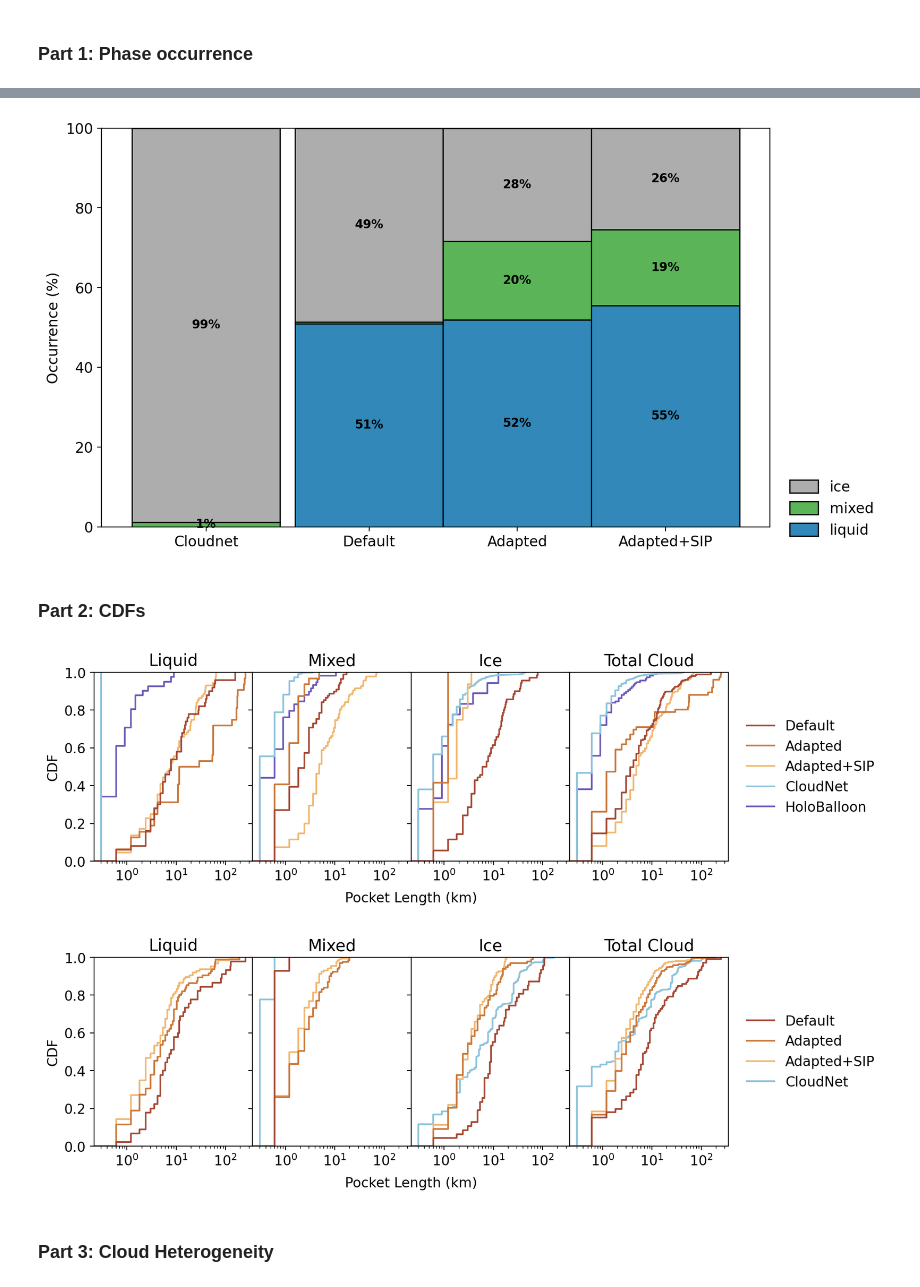
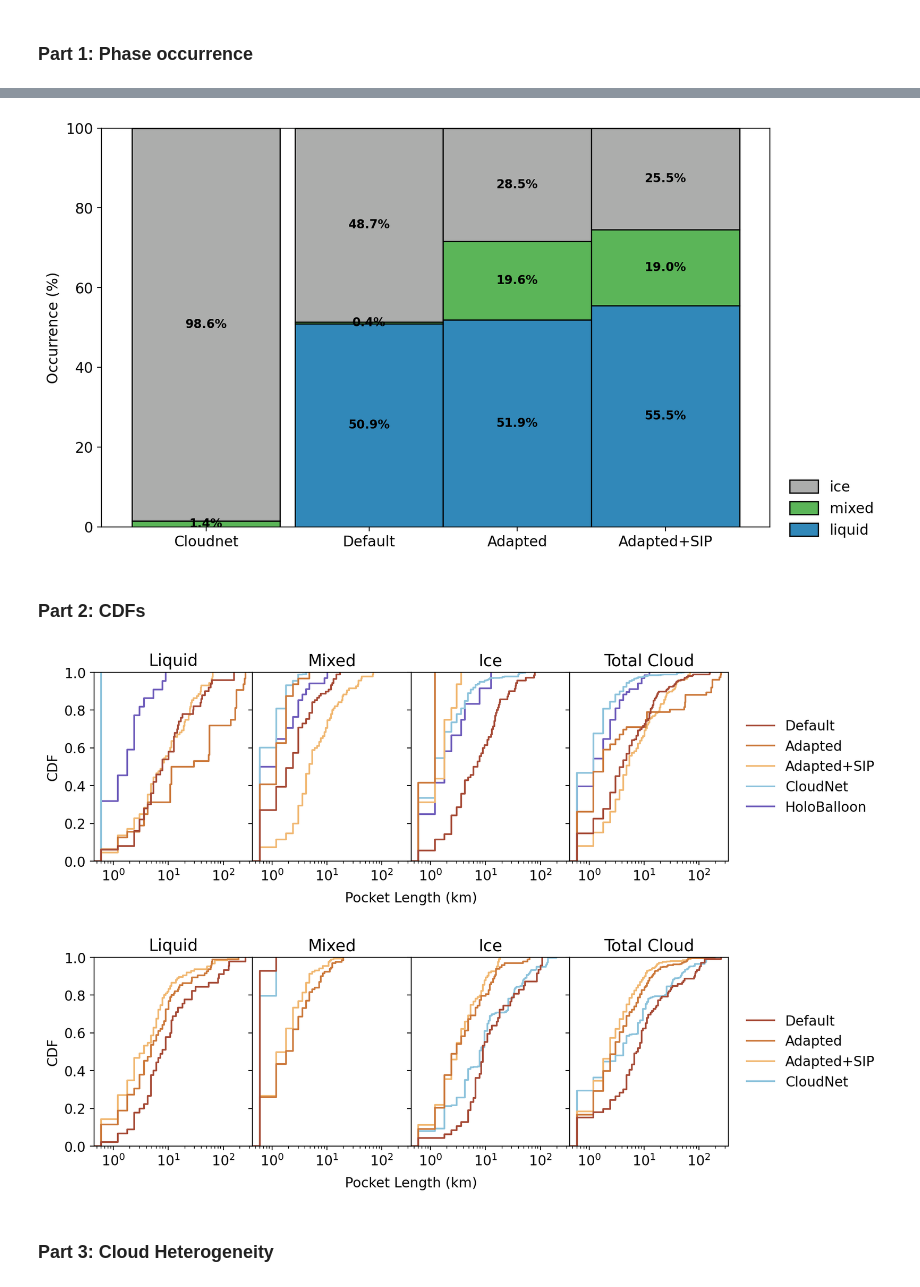
Before and after one commit to sldamman/JGR-Atmospheres-Paper-24, a Jupyter notebook: 240902_Heterogeneity.ipynb, the cells around one changed output, grey strips where cells are left out. Cells and saved outputs as stored; diff of their text form; code cells hidden in the pictures.

Commit message:
Improved solution to subsampling of observations

```diff
--- a/240902_Heterogeneity.ipynb
+++ b/240902_Heterogeneity.ipynb
@@ -44,19 +44,17 @@ This section serves the purpose of importing the data, and homogenizing the form
 # %%
 # Helper functions for importing and processing the data to prepare and simplify analysis
 
-def get_CN(datapath, subsample=1):
+def get_CN(datapath):
     '''
     Import the Cloudnet classification product and rename the classes relevant here
 
     Arguments:
     datapath  (str)            - path to location where data is stored
-    subsample (int)            - choice of subsampling to match resolution. Skips every 'subsample' number of time steps if specified.
-                                 Default is 1 (no susampling)
     Returns:
     to_ret    (xarray Dataset) - time-height xarray Dataset field with classified cloud according to Cloudnet
     '''
 
-    CN = xr.open_dataset(datapath).isel(height=slice(None, 350)).target_classification[::subsample].transpose()
+    CN = xr.open_dataset(datapath).isel(height=slice(None, 350)).target_classification.transpose()
     CN = xr.where((CN != 1) & (CN != 4) & (CN != 5), x=np.nan, y=CN)
 
     to_ret = xr.where(CN==4, x=2, y=CN) # Ice
@@ -113,6 +111,9 @@ def classify_IWF(IWF, threshold=0.1):
 # %%
 limit_time = True # Option to use only data from when holoballoon was flying
 threshold = 0.1   # Threshold for IWF to use when classifying liquid/mixed/ice.
+
+subsample = 2           # Select only every other timestep to match resolution of model
+subsample_variation = 1 # Skip the first timestep to select 'the other' subsampling alternative
 
 #Model levels (found by wrf.getvar(nc.Dataset(MAS3_path), 'z').isel(bottom_top=slice(0, 85), west_east=50, south_north=50).to_numpy())
 h = np.array([11.3408785,   34.04713,   56.80371,   79.61095, 102.47005,  125.38474,  148.3563 ,  171.38313,
@@ -130,17 +131,19 @@ h = np.array([11.3408785,   34.04713,   56.80371,   79.61095, 102.47005,  125.38
 #Accessing HoloBalloon data
 HB_tslices = [slice(20, 136), slice(32, 191), slice(30, 274)]
 HB = xr.concat([get_HB(path, tslice, threshold=threshold) for path, tslice in zip((HB1_path, HB2_path, HB3_path), HB_tslices)], dim='time')
+HB = HB.isel(time=slice(subsample_variation, None, subsample))
 HB_heights = xr.concat([xr.open_dataset(path).isel(time=tslice).instData_height for path, tslice in zip((HB1_path, HB2_path, HB3_path), HB_tslices)], dim='time')
 
 
 # Option to use only data from when holoballoon was flying
 tslice_M = slice(None, None)
-tslice_CN = slice(None, None)
+tslice_CN = slice(subsample_variation, None, subsample)
 if limit_time:
     tslice_M = slice(600, 1021)
-    tslice_CN = slice(1185, 2018)
+    #tslice_CN = slice(1185 + subsample_variation, 2018)
+    tslice_CN = slice('2019-11-12T09:59:45', '2019-11-12T17:00:20')
 
-CN = get_CN(CN_path, subsample=None).isel(time=tslice_CN)
+CN = get_CN(CN_path).sel(time=tslice_CN).isel(time=slice(subsample_variation, None, subsample))
 
 MD3 = get_processed_data(MD3_processed_path, threshold=threshold).rename({'bottom_top': 'height', 'Time': 'time'}).isel(time=tslice_M)
 MA3 = get_processed_data(MA3_processed_path, threshold=threshold).rename({'bottom_top': 'height', 'Time': 'time'}).isel(time=tslice_M)
@@ -391,10 +394,10 @@ for i, data in enumerate([select_layers(CN, n=30),
         plt.bar(x=x[i], height=norm[phase], bottom=norm[:phase].sum(), alpha=1, edgecolor='k', width=1, color=phase_colors[phase])# hatch=phase_patterns[phase], color='w')#model_colors[i])
 
 for bar in ax.patches:
-  if bar.get_height() > 1:
+  if bar.get_height() > 0.1:
     ax.text(bar.get_x() + bar.get_width() / 2,
             bar.get_height() / 2 + bar.get_y() - 0.8,
-            f'{round(bar.get_height())}%', ha = 'center',
+            f'{round(bar.get_height(),1)}%', ha = 'center',# backgroundcolor='white',
             color = 'k', weight = 'bold', size = 10)#, backgroundcolor='w', bbox=dict(facecolor='w', edgecolor='grey'))
 
 plt.legend(labels=phase_labels, bbox_to_anchor=(1.01, 0.15), frameon=False, handleheight=1, fontsize=12, reverse=True)
@@ -404,7 +407,7 @@ plt.ylim(0, 100)
 plt.ylabel('Occurrence (%)', fontsize=12)
 plt.show()
 # %% [output]
-[figure, old version]
+[figure, new version]
 # %% [markdown]
 ### Part 2: CDFs
 # %%
@@ -417,40 +420,40 @@ D = [L * 0.6 for L in repmat(continuous_indices(get_segment_lengths(MD3, n_layer
 A = [L * 0.6 for L in repmat(continuous_indices(get_segment_lengths(MA3, n_layers=9, reference_level=32)))]
 AS = [L * 0.6 for L in repmat(continuous_indices(get_segment_lengths(MAS3, n_layers=9, reference_level=32)))]
 
-C = [L * 0.3 for L in repmat(continuous_indices(get_segment_lengths(CN, n_layers=30, reference_level=137)))]
-H = [L * 0.3 for L in repmat(get_segment_lengths(HB, n_layers=1))]
+C = [L * 0.3 * subsample for L in repmat(continuous_indices(get_segment_lengths(CN, n_layers=30, reference_level=137)))]
+H = [L * 0.3 * subsample for L in repmat(get_segment_lengths(HB, n_layers=1))]
 
 liquid_df = pd.DataFrame([D[0], A[0], AS[0], C[0], H[0]], index=['Default', 'Adapted', 'Adapted+SIP', 'CloudNet', 'HoloBalloon']).T.assign(phase='liquid')
 mixed_df = pd.DataFrame([D[1], A[1], AS[1], C[1], H[1]], index=['Default', 'Adapted', 'Adapted+SIP', 'CloudNet', 'HoloBalloon']).T.assign(phase='mixed')
 ice_df = pd.DataFrame([D[2], A[2], AS[2], C[2], H[2]], index=['Default', 'Adapted', 'Adapted+SIP', 'CloudNet', 'HoloBalloon']).T.assign(phase='ice')
 total_df = pd.DataFrame([np.concatenate([e[0], e[1], e[2]]) for e in [D, A, AS, C, H]], index=['Default', 'Adapted', 'Adapted+SIP', 'CloudNet', 'HoloBalloon']).T.assign(phase='total')
 
 phase_mdf = pd.melt(pd.concat([liquid_df, mixed_df, ice_df]), id_vars=['phase'])
 
 
 
 stat = 'proportion'
 
 
 sns.ecdfplot(liquid_df, ax=ax[0], palette=colors, legend=False, stat=stat)
 sns.ecdfplot(mixed_df, ax=ax[1], palette=colors, legend=False, stat=stat)
 sns.ecdfplot(ice_df, ax=ax[2], palette=colors, legend=False, stat=stat)
 sns.ecdfplot(total_df, ax=ax[3], palette=colors, stat=stat)
 sns.move_legend(ax[3], 'center right', bbox_to_anchor=(2, 0.5), frameon=False)
 plt.xscale('log')
 #plt.ylim(0, 1.03)
 ax[0].set_title('Liquid')
 ax[1].set_title('Mixed')
 ax[2].set_title('Ice')
 ax[3].set_title('Total Cloud')
 ax[0].set_ylabel('CDF')
 #[x.set_xlabel('pocket length (km)') for x in ax]
 ax[1].set_xlabel('Pocket Length (km)')
 ax[1].xaxis.set_label_coords(1, -0.16)
 plt.subplots_adjust(wspace=0)
 plt.show()
 # %% [output]
-[figure, old version]
+[figure, new version]
 # %%
 # Cloud top
 
@@ -460,7 +463,7 @@ D = [L * 0.6 for L in repmat(continuous_indices(get_segment_lengths(MD3, n_layer
 A = [L * 0.6 for L in repmat(continuous_indices(get_segment_lengths(MA3, n_layers=9)))]
 AS = [L * 0.6 for L in repmat(continuous_indices(get_segment_lengths(MAS3, n_layers=9)))]
 
-C = [L * 0.3 for L in repmat(continuous_indices(get_segment_lengths(CN.isel(time=slice(None, None, None)), n_layers=30)))]
+C = [L * 0.3 * subsample for L in repmat(continuous_indices(get_segment_lengths(CN.isel(time=slice(None, None, None)), n_layers=30)))]
 
 liquid_df = pd.DataFrame([D[0], A[0], AS[0], C[0]], index=['Default', 'Adapted', 'Adapted+SIP', 'CloudNet']).T.assign(phase='liquid')
 mixed_df = pd.DataFrame([D[1], A[1], AS[1], C[1]], index=['Default', 'Adapted', 'Adapted+SIP', 'CloudNet']).T.assign(phase='mixed')
@@ -490,7 +493,7 @@ ax[1].xaxis.set_label_coords(1, -0.16)
 plt.subplots_adjust(wspace=0)
 plt.show()
 # %% [output]
-[figure, old version]
+[figure, new version]
 # %% [markdown]
 ### Part 3: Cloud Heterogeneity
 # %%
```
Also changed, not shown: parts of 4 cells of this notebook.
